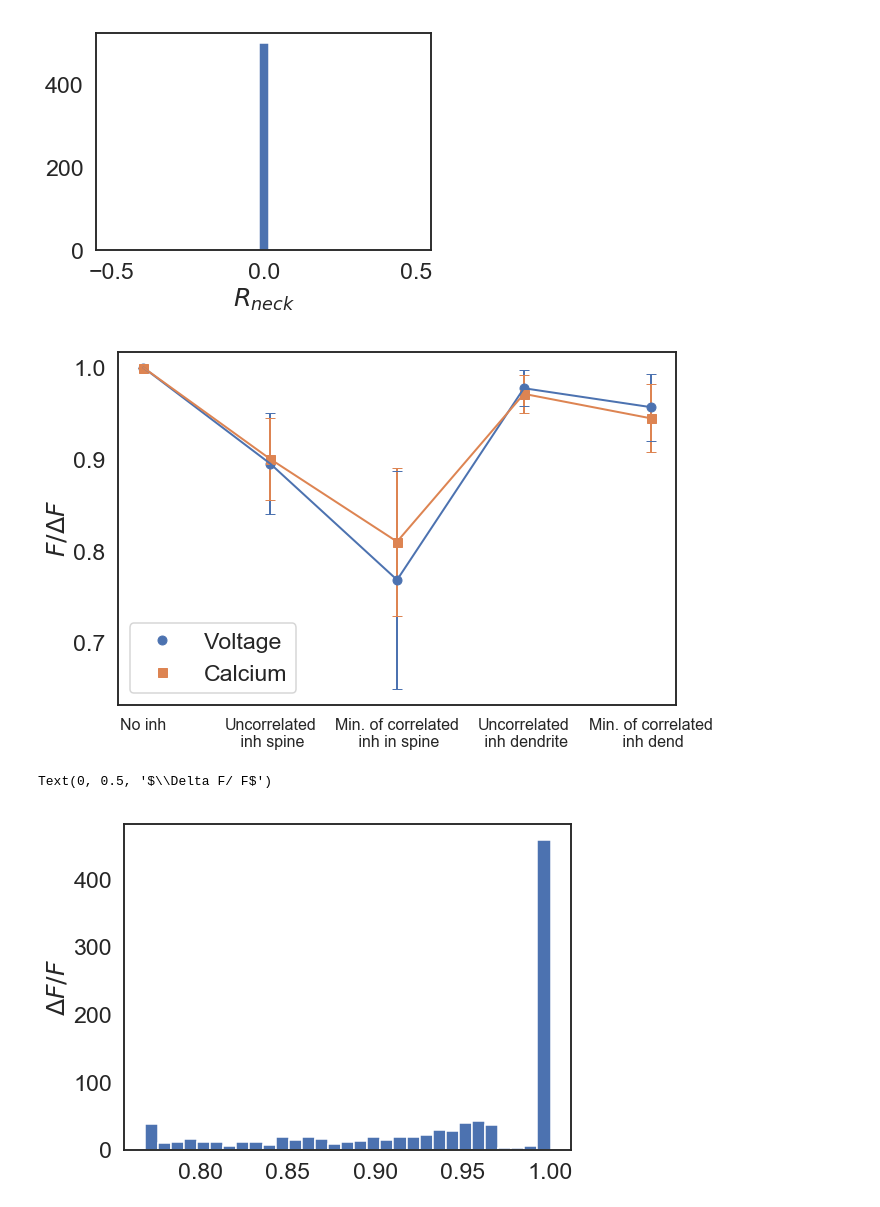
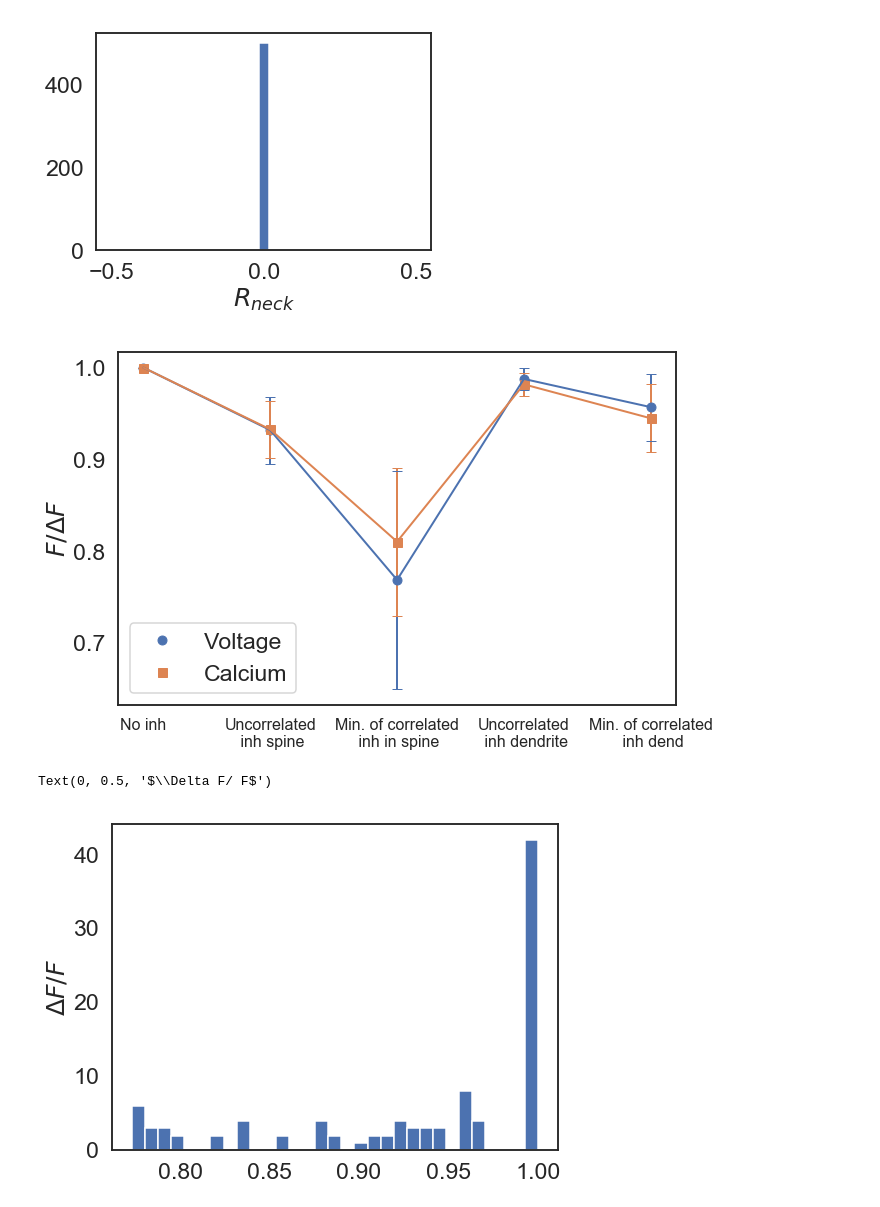
Before and after one commit to p-serna/SpineModel, a Jupyter notebook: UnCorrelated Inh delta - Ca - Real dist.ipynb, the cells around one changed output. Drawn from its saved outputs; the diff is of its cells as text; code cells hidden in the pictures.

```diff
--- a/UnCorrelated Inh delta - Ca - Real dist.ipynb
+++ b/UnCorrelated Inh delta - Ca - Real dist.ipynb
@@ -461,7 +461,7 @@ t_stop = 250
 
 vm0,mes0,C0 = delinh(100,dis)
 
-tdels = 100*random(1000)-50.0
+tdels = 100*random(100)-50.0
 
 mes = zeros((len(tdels),6))
 me2 = zeros((len(tdels),10))
@@ -506,26 +499,26 @@ Text(0.5, 0, '$R_{neck}$')
 [figure]
 # %%
 me2.shape
-mavOUT = array([0.97750777, 0.97135777, 0.01984972, 0.02043739])
+mavOUT = array([0.98764394, 0.98177326, 0.01205369, 0.01266419])
 # %%
-sel = me2[:,0]<1.0
+sel = me2[:,0]<2.0
 mavIN = (me2[sel,:].mean(axis=0))[array([0,3,0+5,3+5])]
 vme2 = array([1.0,mavIN[0],0.76835121,mavOUT[0],0.95688499])
 Cme2 = array([1.0,mavIN[1],0.81003896,mavOUT[1], 0.94469939])
 figure(figsize=(10,6.5))
 plot(vme2,'o',label="Voltage")
 errorbar(arange(5),vme2,array([0,mavIN[2],0.11891401199794072,mavOUT[2],0.036665531070261576]),
         color='C0',capsize=5)
 plot(Cme2,'s',label="Calcium")
 errorbar(arange(5),Cme2,array([0,mavIN[3],0.08063716378727184,mavOUT[3],0.03693448161832068]),
         color='C1',capsize=5)
 #,0.08063716378727184
 ylabel("$F/\Delta F$")
 legend()
 xticks(arange(5), ["No inh","Uncorrelated\n inh spine","Min. of correlated\n inh in spine","Uncorrelated\n inh dendrite","Min. of correlated\n inh dend" ],fontsize=16)
 savefig("UncvsCorinh.png",bbox_inches='tight',pad_inches = 0)
 # %% [output]
-[figure, old version]
+[figure, new version]
 # %%
 errorbar?
 # %%
@@ -541,4 +534,4 @@ ylabel("$\Delta F/ F$")
 #savefig("CEItiming.png",bbox_inches='tight',pad_inches = 0)
 # %% [output]
 Text(0, 0.5, '$\\Delta F/ F$')
-[figure, old version]
+[figure, new version]
```
Also changed, not shown: parts of 4 cells of this notebook, 7 other files.
